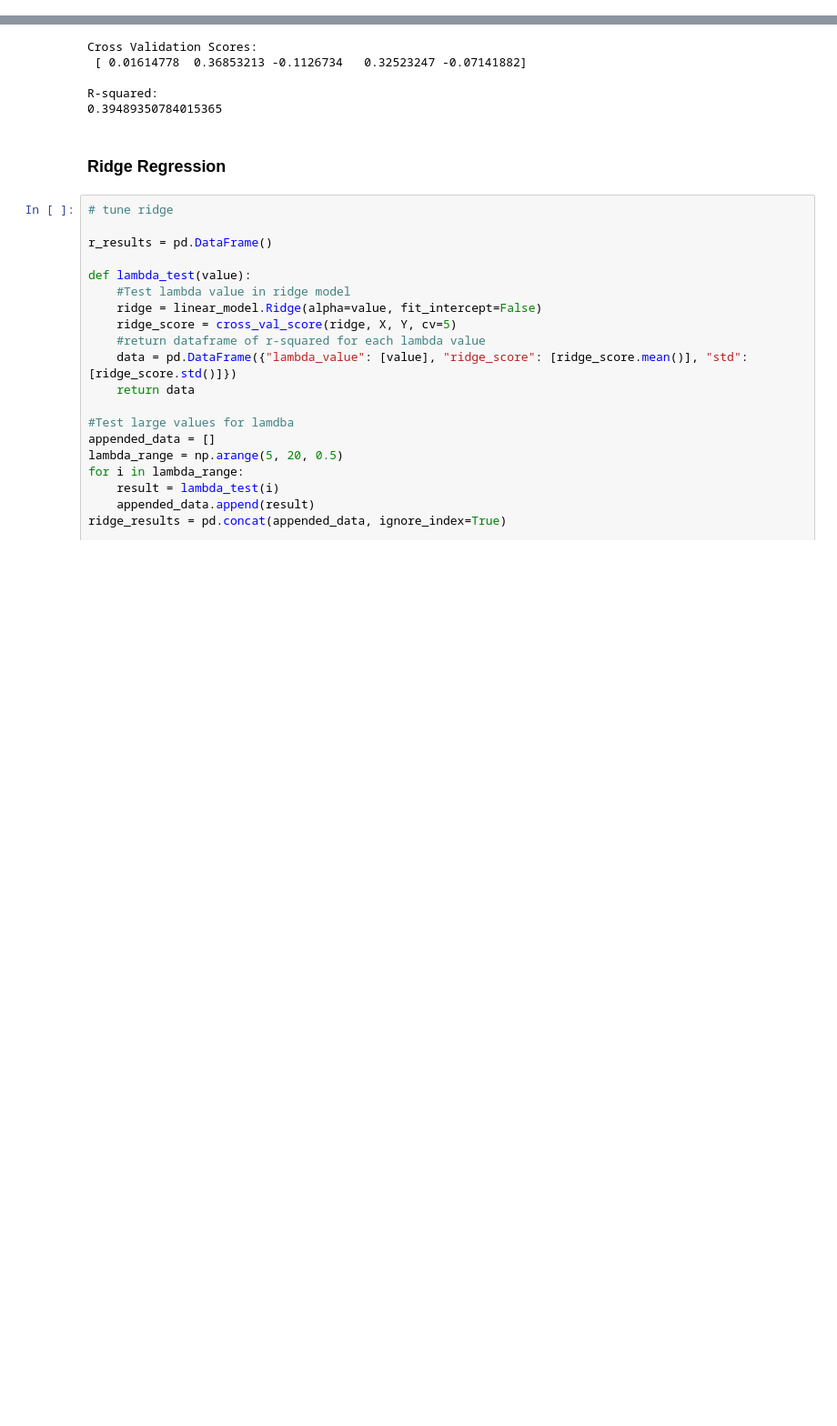
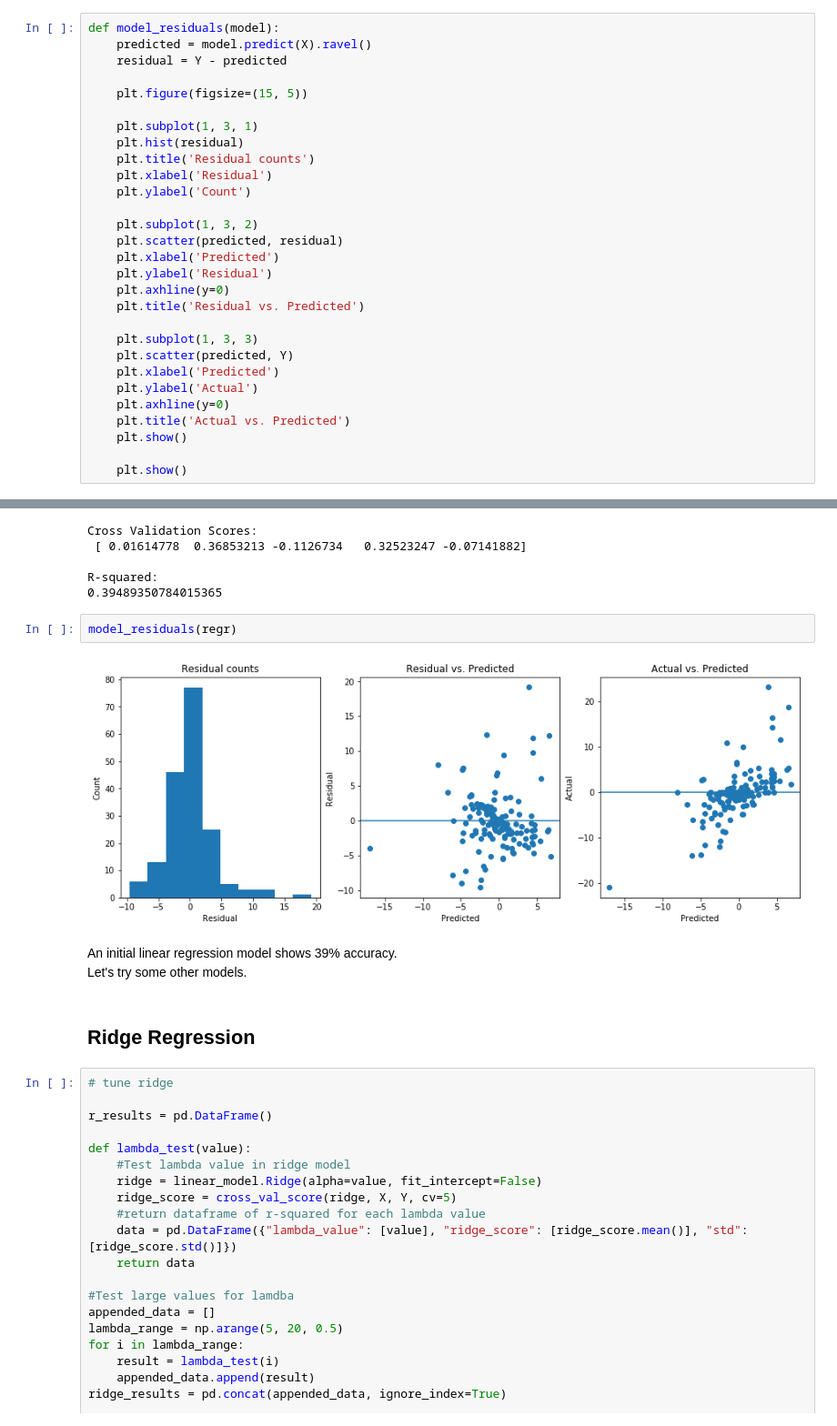
Before and after one commit to mbeckmanssf/Thinkful, a Jupyter notebook: Unit-3/Capstone-Countries.ipynb, the cells around one changed output, grey strips where cells are left out. Shown at 91% size. Drawn from its saved outputs; the diff is of its cells as text; blank space fills up the shorter version.

Commit message:
visualizing residuals

```diff
--- a/Unit-3/Capstone-Countries.ipynb
+++ b/Unit-3/Capstone-Countries.ipynb
@@ -252,6 +245,35 @@ def model_results(model):
     print('Cross Validation Scores:\n', score)
     print('\nR-squared:')
     print(model.score(X, Y))
+# %%
+def model_residuals(model):
+    predicted = model.predict(X).ravel()
+    residual = Y - predicted
+
+    plt.figure(figsize=(15, 5))
+
+    plt.subplot(1, 3, 1)
+    plt.hist(residual)
+    plt.title('Residual counts')
+    plt.xlabel('Residual')
+    plt.ylabel('Count')
+
+    plt.subplot(1, 3, 2)
+    plt.scatter(predicted, residual)
+    plt.xlabel('Predicted')
+    plt.ylabel('Residual')
+    plt.axhline(y=0)
+    plt.title('Residual vs. Predicted')
+
+    plt.subplot(1, 3, 3)
+    plt.scatter(predicted, Y)
+    plt.xlabel('Predicted')
+    plt.ylabel('Actual')
+    plt.axhline(y=0)
+    plt.title('Actual vs. Predicted')
+    plt.show()
+
+    plt.show()
 # %% [markdown]
 ## Linear Regression
 # %%
@@ -264,8 +286,15 @@ Cross Validation Scores:
 
 R-squared:
 0.39489350784015365
+# %%
+model_residuals(regr)
+# %% [output]
+[figure, added]
+# %% [markdown]
+An initial linear regression model shows 39% accuracy.<br>
+Let's try some other models.
 # %% [markdown]
-### Ridge Regression
+## Ridge Regression
 # %%
 # tune ridge
 
```
Also changed, not shown: parts of 12 cells of this notebook.
